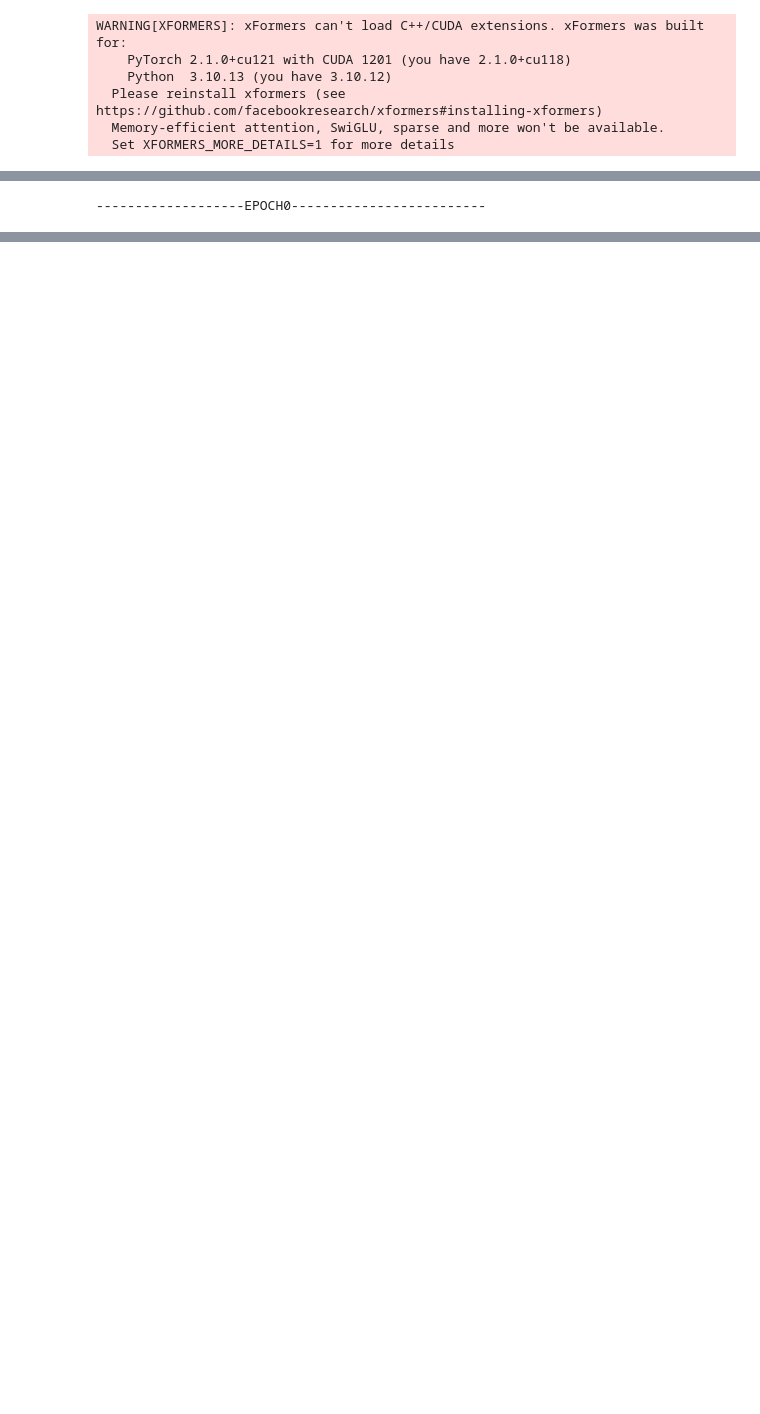
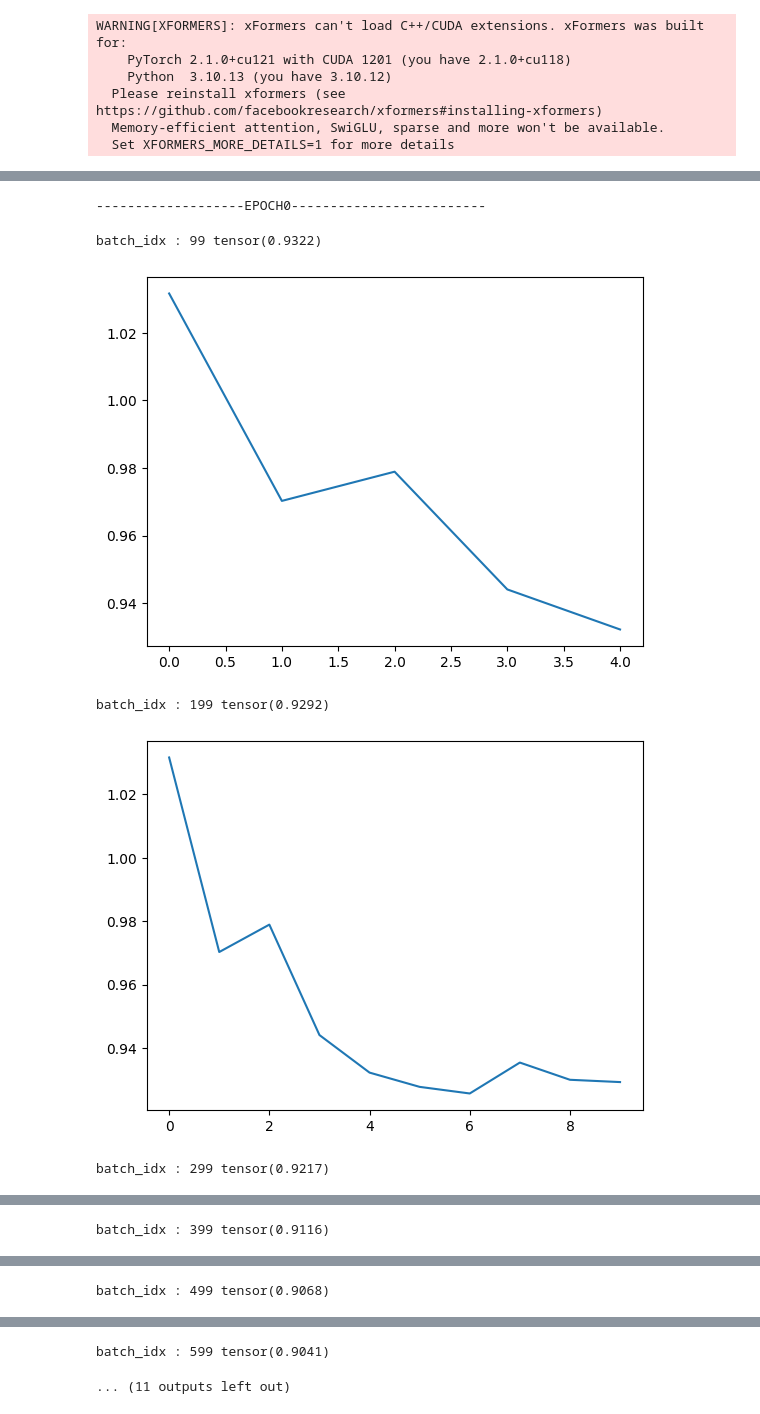
Before and after one commit to thxxx/sound_experiments, a Jupyter notebook: train_custom-test.ipynb, the cells around one changed output, grey strips where cells are left out. Cells and saved outputs as stored; diff of their text form; code cells hidden in the pictures; blank space fills up the shorter version.

```diff
--- a/train_custom-test.ipynb
+++ b/train_custom-test.ipynb
@@ -174,0 +177,19 @@ Resumed from local checkpoint: ./output_dir_finetune/best.pth
+# %%
+model.eval()
+compression_model.eval()
+if accelerator.is_main_process:
+    unwrapped_model = accelerator.unwrap_model(model)
+    unwrapped_vae = accelerator.unwrap_model(compression_model)
+    audio_num = 1
+    gen_tokens, gen_audio = unwrapped_model.inference(["the sound of barking dogs"], unwrapped_vae)
+    prompt = "thesoundofcar"
+    audio_filename = f"{prompt}_{audio_num}.wav"
+    unwrapped_model.save_audio(gen_audio, audio_filename, cfg)
+    from IPython.display import Audio
+    display(Audio(data=gen_audio[0].detach().cpu().numpy(), rate=cfg.sample_rate))
+
+del unwrapped_model
+del unwrapped_vae
+del gen_tokens
+del gen_audio
+torch.cuda.empty_cache()
@@ -243,6 +248,7 @@ for epoch in range(starting_epoch, cfg.num_train_epochs):
     total_loss, total_val_loss = 0, 0
     temp_loss = 0
     model.train()
+    # compression_model.train()
     for batch_idx, (synthesized_wav, prompts, ground_truth, lengths) in enumerate(audio_dataloader):
         # Consider batch
         with accelerator.accumulate(model):
@@ -290,11 +296,13 @@ for epoch in range(starting_epoch, cfg.num_train_epochs):
                 losses.append(total_loss/batch_idx)
 
             if batch_idx % 100==99:
-                print(total_loss/batch_idx)
+                print(f"batch_idx : {batch_idx}", total_loss/batch_idx)
                 plt.plot(losses)
                 plt.show()
+
+    torch.cuda.empty_cache()
     # save checkpoint every epoch
-    torch.save(model.state_dict(), f"./sep_models/model_epoch_{epoch}_.pth")
+    torch.save(model.state_dict(), f"./sep_models/lr_mod_model_epochs_{epoch}_.pth")
 
     print("start evaluation")
     model.eval()
@@ -318,30 +326,35 @@ for epoch in range(starting_epoch, cfg.num_train_epochs):
                 ]
             mask_token_seperation = torch.tensor([[[lm.special_token_id],[lm.special_token_id],[lm.special_token_id],[lm.special_token_id]]]*cfg.eval_batch_size).to(accelerator.device)
             mask_padding_token_seperation = torch.zeros(mask_token_seperation.shape, dtype=bool).to(accelerator.device)
 
             made_up_tokens = torch.concatenate((synthesized_audio_tokens, mask_token_seperation, audio_tokens), dim=2)
             made_padding_tokens = torch.concatenate((synthesized_padding_mask, mask_padding_token_seperation, padding_mask), dim=2)
             # print(4eval)
             made_padding_tokens[:, :, :150]=0
 
             loss, model_output = model(made_up_tokens, made_padding_tokens, attributes)
             total_val_loss += loss.cpu().detach()
 
     del model_output
     del loss
     torch.cuda.empty_cache()
     print("total_val_loss : ", total_val_loss)
 
     # reocrd to wandb
     if accelerator.is_main_process:
         result = {}
         result["epoch"] = save_epoch + 1,
         result["step"] = completed_steps
         result["train_loss"] = round(total_loss.item()/cfg.save_steps, 4)
         result["valid_loss"] = round(total_val_loss.item()/len(eval_dataloader), 4)
 
         wandb.log(result)
         result_string = "Epoch: {}, Loss Train: {}, Valid: {}\n".format(save_epoch + 1, result["train_loss"], result["valid_loss"])
         print(result_string)
 # %% [output]
 -------------------EPOCH0-------------------------
+batch_idx : 99 tensor(0.9322)
+[figure, added]
+batch_idx : 199 tensor(0.9292)
+[figure, added]
+batch_idx : 299 tensor(0.9217)
@@ -347,0 +362 @@ for epoch in range(starting_epoch, cfg.num_train_epochs):
+batch_idx : 399 tensor(0.9116)
@@ -347,0 +364 @@ for epoch in range(starting_epoch, cfg.num_train_epochs):
+batch_idx : 499 tensor(0.9068)
@@ -348,2 +366,4 @@ for epoch in range(starting_epoch, cfg.num_train_epochs):
+batch_idx : 599 tensor(0.9041)
+... (11 outputs left out)
 # %%
 # 위의 모델을 가지고 inference하기
```
Also changed, not shown: parts of 5 cells of this notebook, 10 other files.
